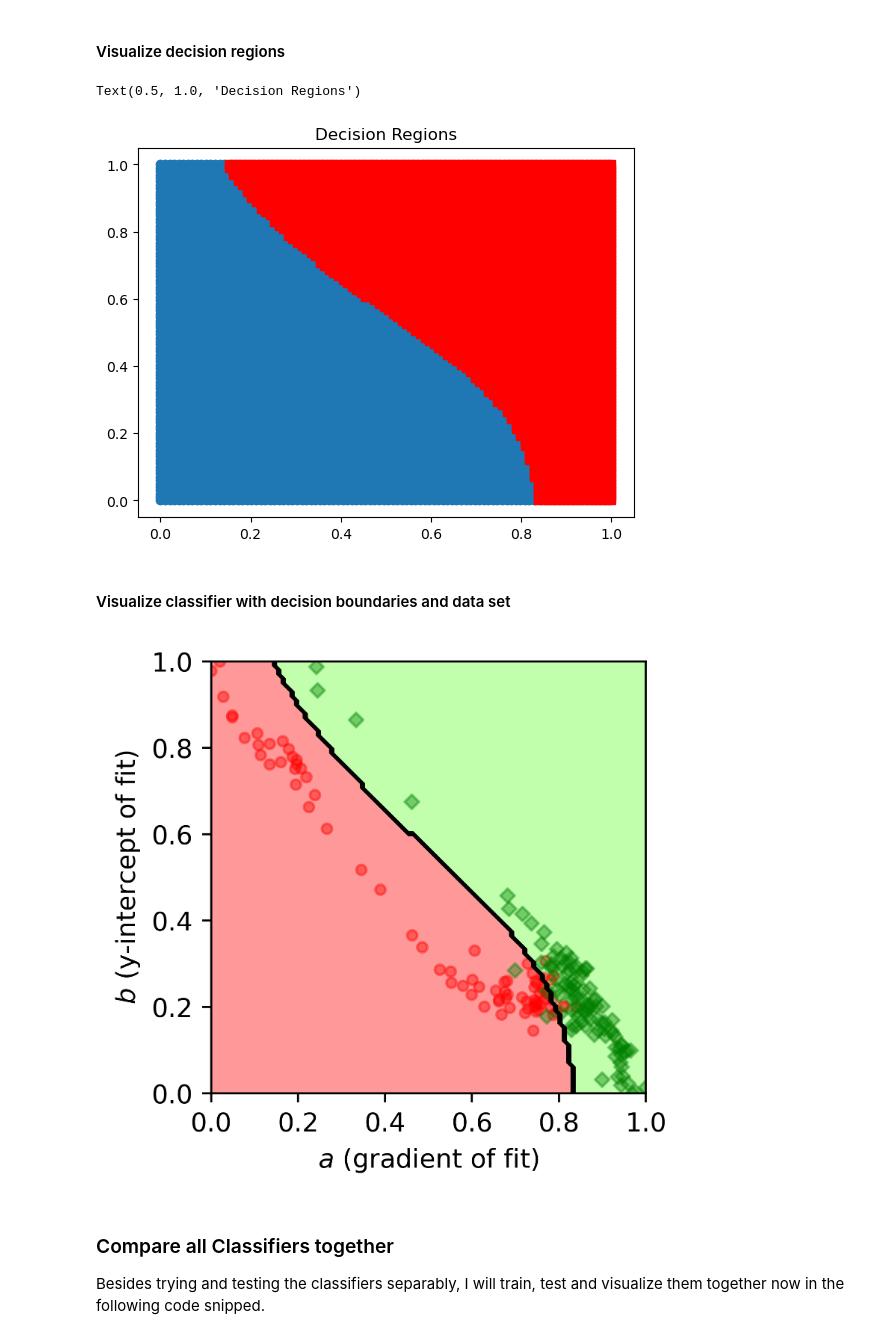
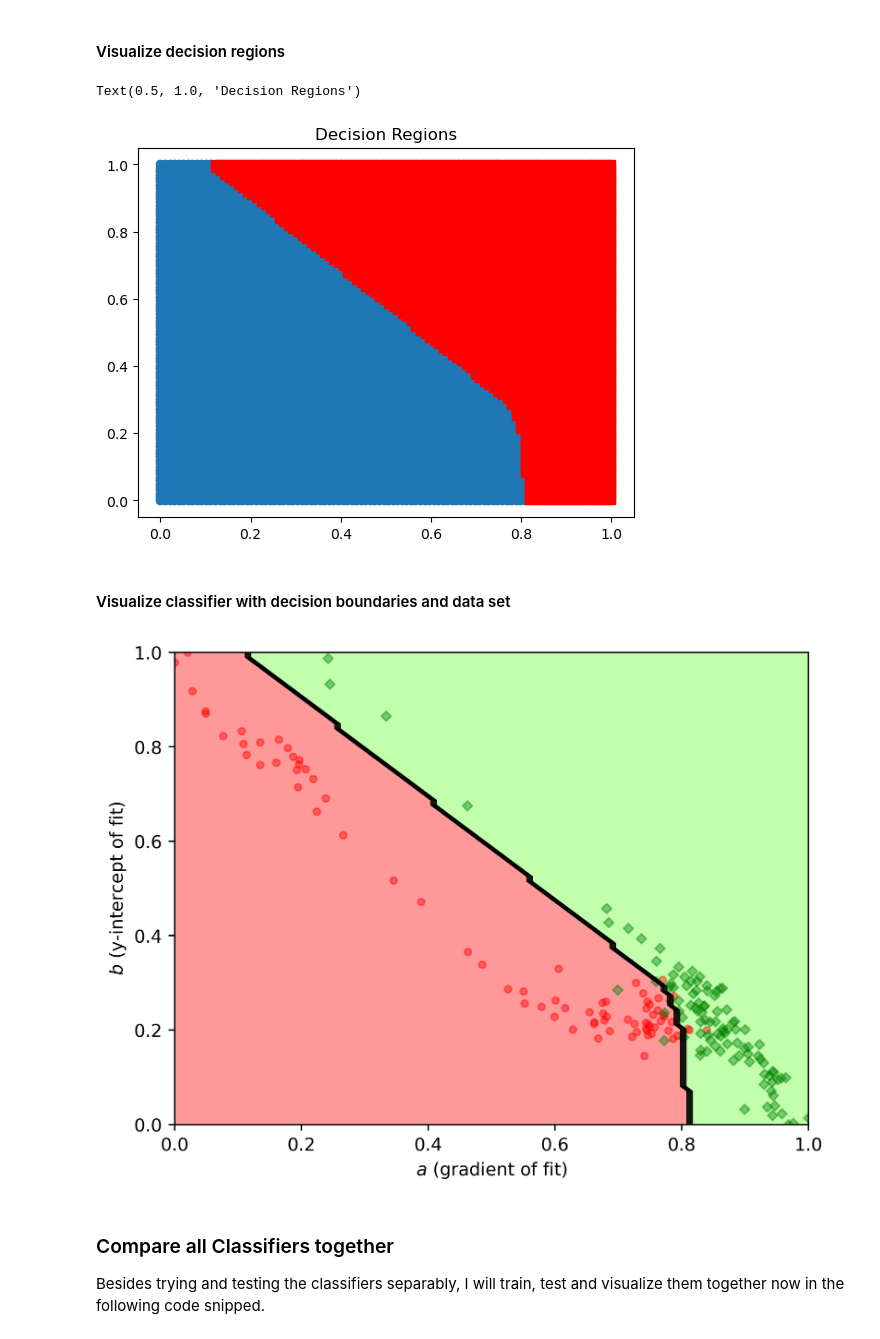
Before and after one commit to sjmxschm/ml_dl_wave_inversion, a Jupyter notebook: analysis_sklearn/analysis_sklearn.ipynb, the cells around one changed output. Saved outputs shown, nothing was run; the diff lists cells and outputs as text; code cells hidden in the pictures.

Commit message:
plotting for publication optimized

```diff
--- a/analysis_sklearn/analysis_sklearn.ipynb
+++ b/analysis_sklearn/analysis_sklearn.ipynb
@@ -498,8 +460,8 @@ cla = [
     # 'perceptron',
     # 'svc_lin',
     # 'svc_rbf',
-    'gp',
-    # 'mlp'
+    # 'gp',
+    'mlp'
 ]
 
 if 'knn1' in cla:
@@ -563,33 +525,33 @@ plt.plot(thick_enough_region_x, thick_enough_region_y, 'rs')
 plt.title('Decision Regions')
 # %% [output]
 Text(0.5, 1.0, 'Decision Regions')
-[figure, old version]
+[figure, new version]
 # %% [markdown]
 #### Visualize  classifier with decision boundaries and data set
 # %%
 fig = plt.figure(dpi=500)
-fig.set_size_inches(w=3, h=3)
+#fig.set_size_inches(w=3, h=3)
 plt.contourf(x_mesh,y_mesh,predicted_labels.reshape(100,100),
              levels=[-1,0,1], cmap = my_cm, alpha=0.4)
 plt.contour(x_mesh,y_mesh,predicted_labels.reshape(100,100),linewidths=0.5,colors='k')
 
 # plt.scatter(X[:,0], X[:,1], c=c_labels, alpha=0.4, s=15)
 mrks = ['D' if elem == 1 else 'o' for elem in np.copy(y)]
 for idx in range(len(mrks)):
     plt.scatter(X[idx,0], X[idx,1], c=c_labels[idx], marker=mrks[idx], alpha=0.4, s=15)
 
 # plt.title(f'{cla[0]} decision regions\nFitted function has shape $f(x) = a*x+b$')
 plt.xlabel(r'$a$ (gradient of fit)')
 plt.ylabel(r'$b$ (y-intercept of fit)')
 if False:
-    plt.savefig(f'{cla[0]} for 1D dispersion data_v2.png', bbox_inches='tight', pad_inches=0.1, dpi=300)
+    plt.savefig(fig_path / f'{cla[0]}_2D_dispersion_data_Presentation.png', bbox_inches='tight', pad_inches=0.1, dpi=300)
 if save_publication:
     pub_out_name = f'{cla[0]}_2D_dispersion_data_FINAL.pgf'#fig_path / pub_out_name
     plt.savefig(fig_path / pub_out_name, backend='pgf', format='pgf', dpi=50, bbox_inches='tight')
     plt.savefig(fig_path / str(pub_out_name[0:-3] + 'png'), backend='pgf',
                 format='png', dpi=200, bbox_inches='tight')
 # %% [output]
-[figure, old version]
+[figure, new version]
 # %%
 # fig = plt.figure(frameon=False, dpi=600)
 # ax = plt.Axes(fig, [0., 0., 1., 1.])
```
Also changed, not shown: parts of 4 cells of this notebook, 2 other files.
